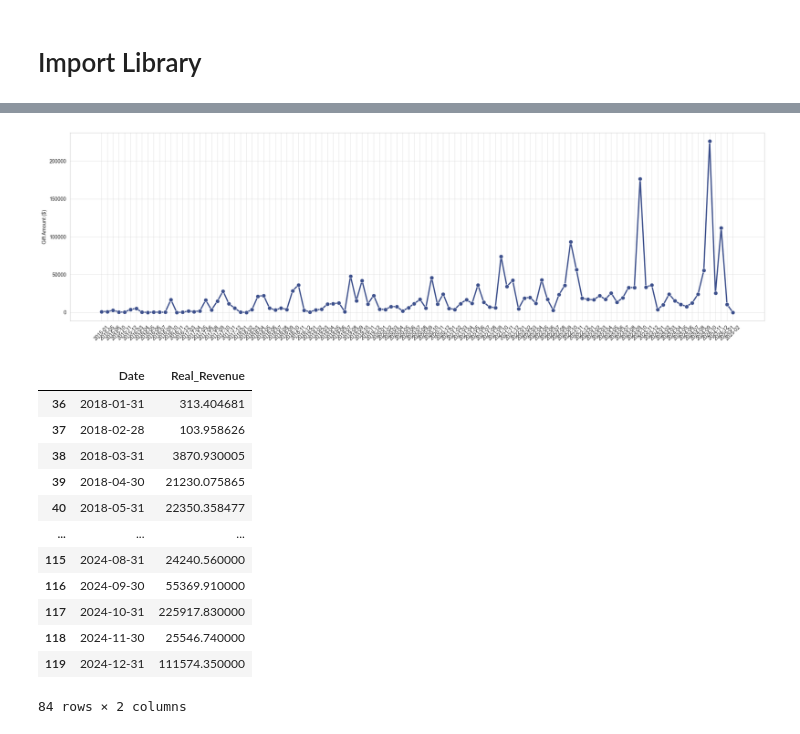
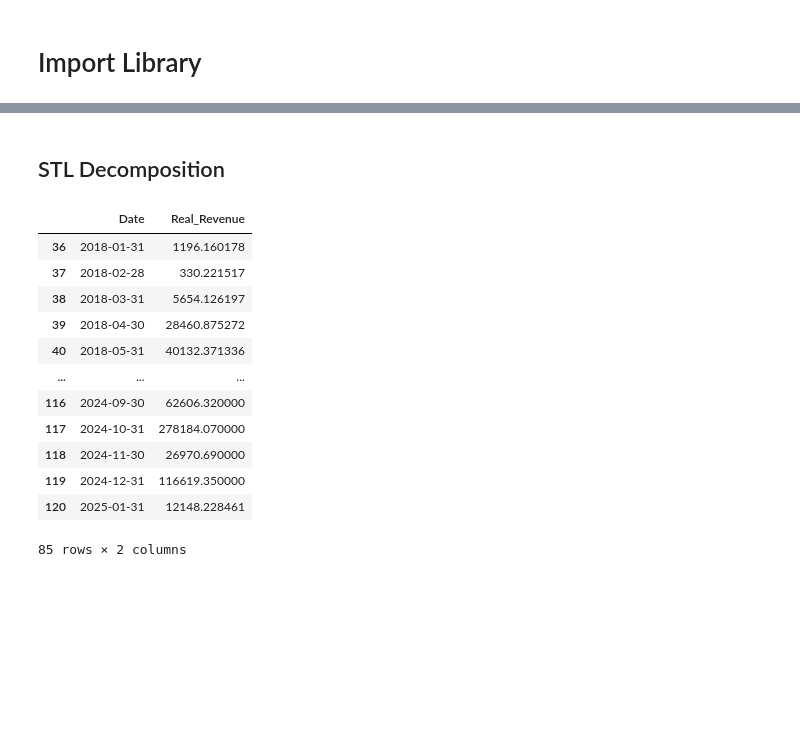
Before and after one commit to uyen-nguyen-190304/BRDC_Cow, a Jupyter notebook: Time_Series_Survival_Analysis.ipynb, the cells around one changed output, grey strips where cells are left out. Cells and saved outputs as stored; diff of their text form; code cells hidden in the pictures; blank space fills up the shorter version.

```diff
--- a/Time_Series_Survival_Analysis.ipynb
+++ b/Time_Series_Survival_Analysis.ipynb
@@ -16,6 +13,6 @@ from lifelines import KaplanMeierFitter
 https://data.bls.gov/timeseries/CUUR0000SA0L1E?output_view=pct_12mths
 # %%
-cpi_df = pd.read_excel('./SeriesReport-20250410235943_836898.xlsx', skiprows= 11)
+cpi_df = pd.read_excel('./SeriesReport-20250411111756_540f2c.xlsx', skiprows= 11)
 # %%
 # Calculate annual average inflation rate
 cpi_df['Inflation_Rate'] = (cpi_df['HALF1'] + cpi_df['HALF2']) / 2
@@ -48,7 +45,7 @@ df_transactions = pd.read_excel('./data/all_transactions.xlsx')
 df_transactions = df_transactions.rename(columns={'Revenue Amount': 'Revenue', 'Account Number': 'ID'})
 # %%
 df = df_transactions.merge(df_rfm, on='ID', how='inner')
-df = df[(df['Type'] != 'Soft Credit') & (df['Revenue'] > 0) & (df['Date'] >= '2015-01-01' ) & (df['Date'] <= '2025-02-01')]
+df = df[(df['Type'] != 'Soft Credit') & (df['Revenue'] > 0) & (df['Date'] >= '2015-01-01' ) & (df['Date'] < '2025-02-01')]
 df['Year'] = df['Date'].dt.year
 # %%
 # Merge CPI Index with revenue data
@@ -116,34 +98,23 @@ month_data.head()
-# %%
-sns.set_style("whitegrid")  # Minimal style
-plt.figure(figsize=(20, 6))
-sns.lineplot(x="Year_Month", y="Real_Revenue", data=month_data, marker="o", color="#3d508c",  markersize=8, linestyle="-", linewidth=2.5,)
-plt.title("", fontweight="bold", fontsize = 15)
-plt.xlabel("")
-plt.ylabel("Gift Amount ($)", fontweight="light")
-plt.xticks(rotation=45)
-plt.grid(True, linestyle="-", alpha=0.5)
-plt.tight_layout()
-plt.show()
-# %% [output]
-[figure, removed]
+# %% [markdown]
+## STL Decomposition
 # %%
-# 3. Group and sum revenue
-df_decomp = df_loyal[['Real_Revenue', 'Date']].resample('M', on='Date').sum().reset_index()
-df_decomp = df_decomp[(df_decomp['Date'] > '2018-01-01') & (df_decomp['Date'] < '2025-01-01')]
+# Group and sum revenue
+df_decomp = df[['Real_Revenue', 'Date']].resample('M', on='Date').sum().reset_index()
+df_decomp = df_decomp[(df_decomp['Date'] > '2018-01-01') & (df_decomp['Date'] < '2025-02-01')]
 df_decomp
 # %% [output]
 |  | Date | Real_Revenue |
-| 36 | 2018-01-31 | 313.404681 |
-| 37 | 2018-02-28 | 103.958626 |
-| 38 | 2018-03-31 | 3870.930005 |
-| 39 | 2018-04-30 | 21230.075865 |
-| 40 | 2018-05-31 | 22350.358477 |
+| 36 | 2018-01-31 | 1196.160178 |
+| 37 | 2018-02-28 | 330.221517 |
+| 38 | 2018-03-31 | 5654.126197 |
+| 39 | 2018-04-30 | 28460.875272 |
+| 40 | 2018-05-31 | 40132.371336 |
 | ... | ... | ... |
-| 115 | 2024-08-31 | 24240.560000 |
-| 116 | 2024-09-30 | 55369.910000 |
-| 117 | 2024-10-31 | 225917.830000 |
-| 118 | 2024-11-30 | 25546.740000 |
-| 119 | 2024-12-31 | 111574.350000 |
+| 116 | 2024-09-30 | 62606.320000 |
+| 117 | 2024-10-31 | 278184.070000 |
+| 118 | 2024-11-30 | 26970.690000 |
+| 119 | 2024-12-31 | 116619.350000 |
+| 120 | 2025-01-31 | 12148.228461 |
-84 rows × 2 columns
+85 rows × 2 columns
 # %%
 # Make sure it's a Series and the index is datetime
```
Also changed, not shown: parts of 39 cells of this notebook, 1 other file.
